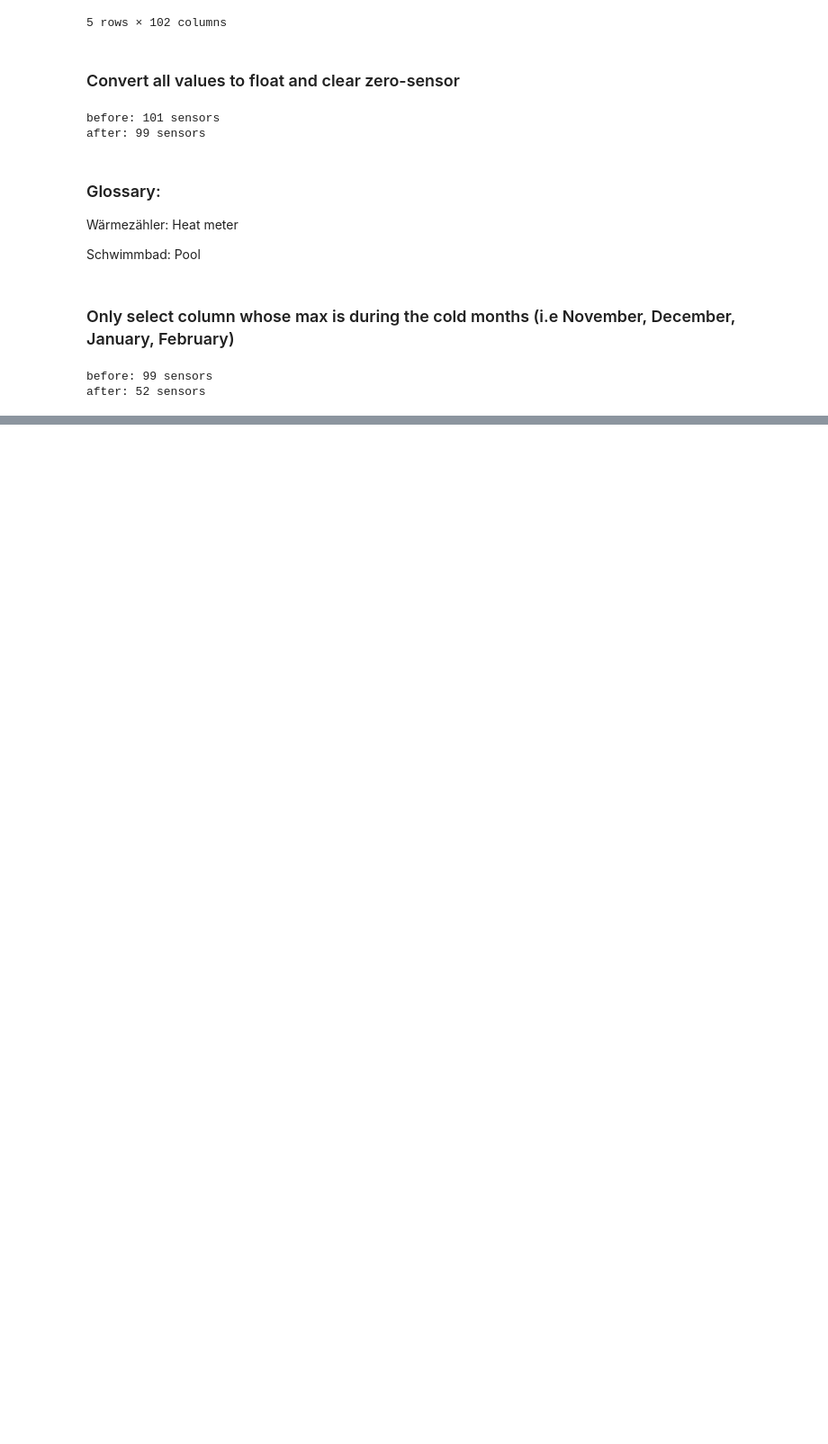
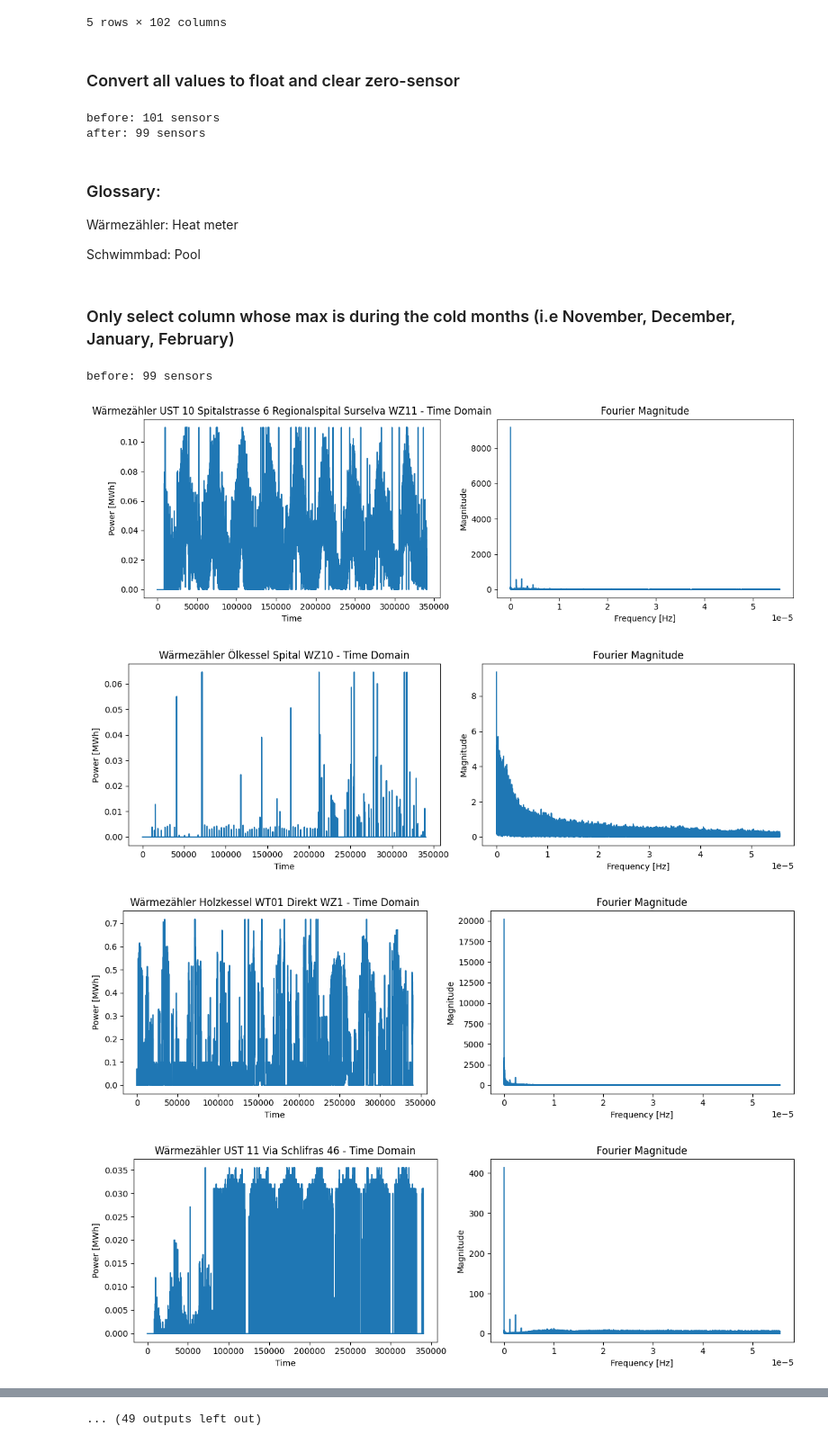
Before and after one commit to MatyaAydin/SemesterProject, a Jupyter notebook: src/eda.ipynb, the cells around one changed output, grey strips where cells are left out. Shown at 90% size. Saved outputs shown, nothing was run; the diff lists cells and outputs as text; code cells hidden in the pictures; blank space fills up the shorter version.

```diff
--- a/src/eda.ipynb
+++ b/src/eda.ipynb
@@ -77,11 +76,9 @@ Schwimmbad: Pool
 # %%
 
 
-dt = 9000  # 15 minutes in seconds
-
 valid_col = []
-
-plot = False
+dt = 9000
+plot = True
 
 print(f"before: {len(sensor_columns)} sensors")
 for col in sensor_columns:
@@ -91,18 +88,24 @@ for col in sensor_columns:
 
     values = df[col].values
 
-    # nonzero = values > EPS
-    # values = values[nonzero]
-    # time_tmp = time[nonzero]
+    nonzero = values > EPS
+    values_tmp = values[nonzero]
+    time_tmp = time[nonzero]
 
 
-    mean = np.mean(values)
-    std = np.std(values)
+    mean = np.mean(values_tmp)
+    std = np.std(values_tmp)
 
-    # Clear outliers
-    mask = (values <= mean + 3 * std) & (values >= 0)
+    # Ignore outliers
+    mask = (values <= mean + 3 * std) & (values >= 0) # do not take negative values
     values = values[mask]
     time_tmp = time[mask]
+
+    max_after = np.max(values)
+
+    # Replace outliers in the dataframe with the max_after value
+    df.loc[~mask, col] = max_after
+
 
     max_power = np.argmax(values)
     max_date = df.iloc[max_power]['Time'].month
@@ -112,37 +115,41 @@ for col in sensor_columns:
     if valid:
         valid_col.append(col)
 
-    if plot:
+    if plot and valid:
         fig, axes = plt.subplots(1, 2, figsize=(12, 4))
 
         # Time series plot
-        axes[0].plot(time_tmp, values)
+        values = df[col].values
+        axes[0].plot(range(len(values)), values)
         axes[0].set_title(f"{col} - Time Domain")
         axes[0].set_xlabel("Time")
         axes[0].set_ylabel("Power [MWh]")
 
         # Fourier transform
         n = len(values)
         fft_vals = np.fft.fft(values)
         fft_freq = np.fft.fftfreq(n, d=dt)  # use fixed sampling interval
         magnitude = np.abs(fft_vals)
 
         # frequencies whose magnitude is above threshold
         mask_freq =  (fft_freq >= 0) # & (magnitude >= 50)
         fft_freq = fft_freq[mask_freq]
         magnitude = magnitude[mask_freq]
 
         axes[1].plot(fft_freq, magnitude)
         axes[1].set_title("Fourier Magnitude")
         axes[1].set_xlabel("Frequency [Hz]")
         axes[1].set_ylabel("Magnitude")
 
         plt.tight_layout()
         plt.show()
 
 sensor_columns = valid_col
 df = df[['Time'] + valid_col]
 print(f"after: {len(sensor_columns)} sensors")
 # %% [output]
 before: 99 sensors
-after: 52 sensors
+[figure, added]
+[figure, added]
+[figure, added]
+[figure, added]
@@ -148,0 +163 @@ after: 52 sensors
+... (49 outputs left out)
```
Also changed, not shown: parts of 10 cells of this notebook, 1 other file.
